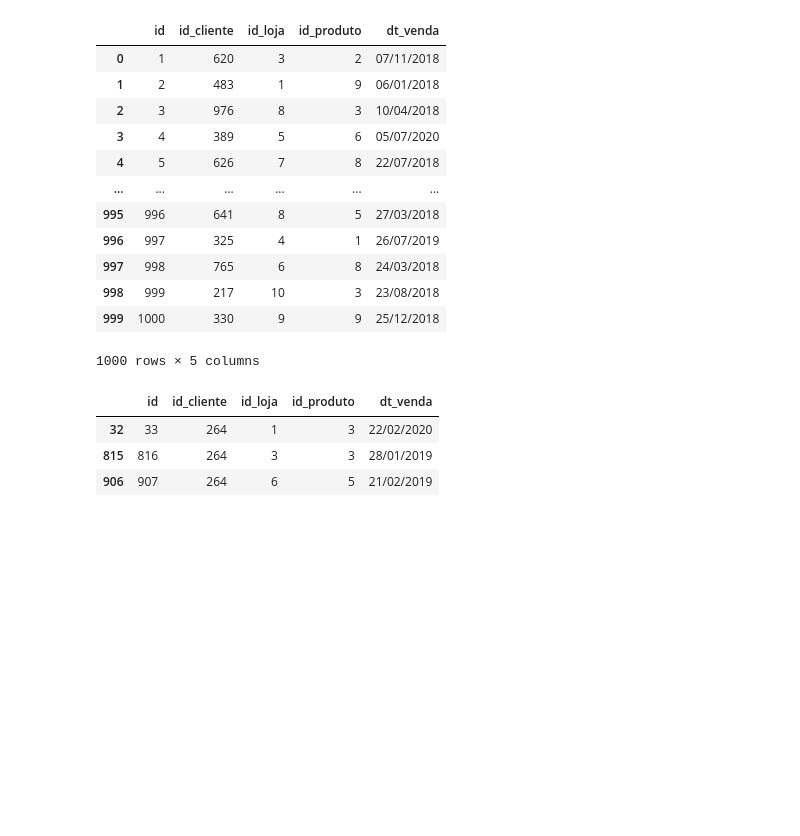
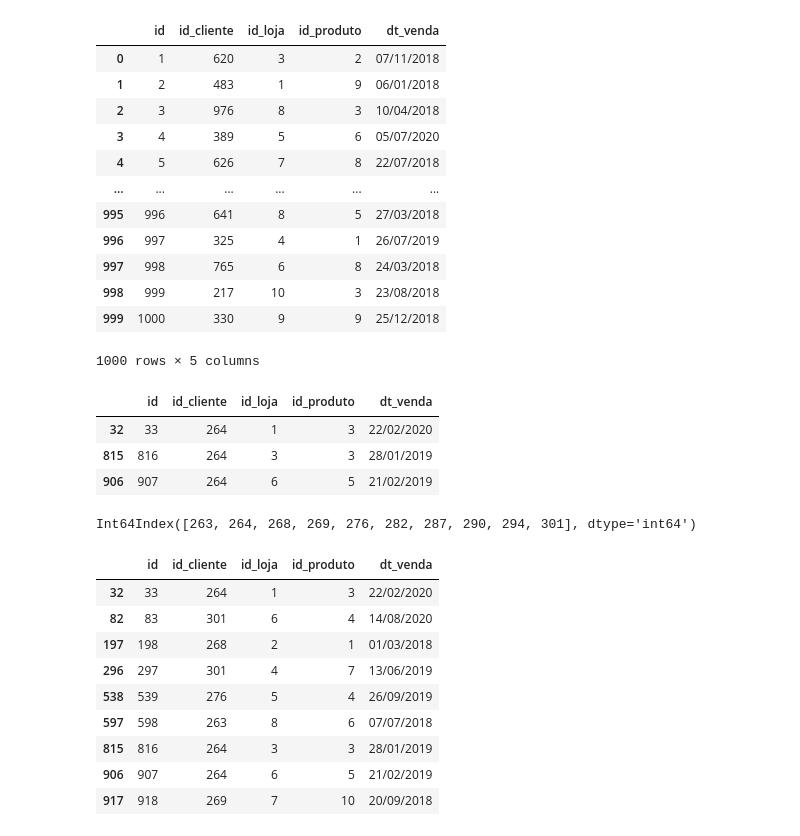
Before and after one commit to jonataspedro01/ProjetosIFRN, a Jupyter notebook: python/aula11e12012023.ipynb, the cells around one changed output. Cells and saved outputs as stored; diff of their text form; code cells hidden in the pictures; blank space fills up the shorter version.

```diff
--- a/python/aula11012023.ipynb
+++ b/python/aula11e12012023.ipynb
@@ -187,3 +187,32 @@ vendas[vendas.id_cliente == 264]
 | 32 | 33 | 264 | 1 | 3 | 22/02/2020 |
 | 815 | 816 | 264 | 3 | 3 | 28/01/2019 |
 | 906 | 907 | 264 | 6 | 5 | 21/02/2019 |
+# %%
+"""
+Retorna apenas os índices dos clientes que possuem pelo menos 1 dado nulo
+"""
+
+clientes[clientes.isnull().T.any()].index
+# %% [output]
+Int64Index([263, 264, 268, 269, 276, 282, 287, 290, 294, 301], dtype='int64')
+# %%
+"""
+A operação a seguir retorna todas as 'vendas[]' em que o id_cliente
+de vendas "vendas['id_client']" esteja contido "isin()" na lista de ids
+de clientes que possuem pelo menos 1 dado nulo
+"clientes[clientes.isnull().T.any()].index)]"
+
+"""
+
+vendas[vendas['id_cliente'].isin(clientes[clientes.isnull().T.any()].index)]
+# %% [output]
+|  | id | id_cliente | id_loja | id_produto | dt_venda |
+| 32 | 33 | 264 | 1 | 3 | 22/02/2020 |
+| 82 | 83 | 301 | 6 | 4 | 14/08/2020 |
+| 197 | 198 | 268 | 2 | 1 | 01/03/2018 |
+| 296 | 297 | 301 | 4 | 7 | 13/06/2019 |
+| 538 | 539 | 276 | 5 | 4 | 26/09/2019 |
+| 597 | 598 | 263 | 8 | 6 | 07/07/2018 |
+| 815 | 816 | 264 | 3 | 3 | 28/01/2019 |
+| 906 | 907 | 264 | 6 | 5 | 21/02/2019 |
+| 917 | 918 | 269 | 7 | 10 | 20/09/2018 |
```
Also changed, not shown: parts of 9 cells of this notebook.
